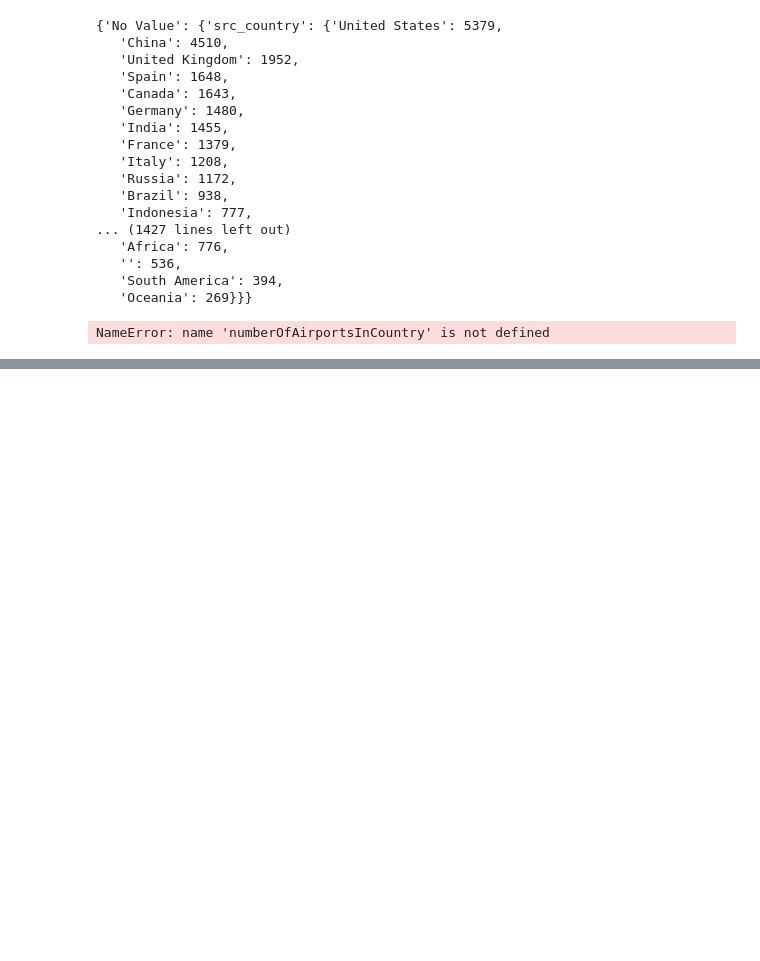
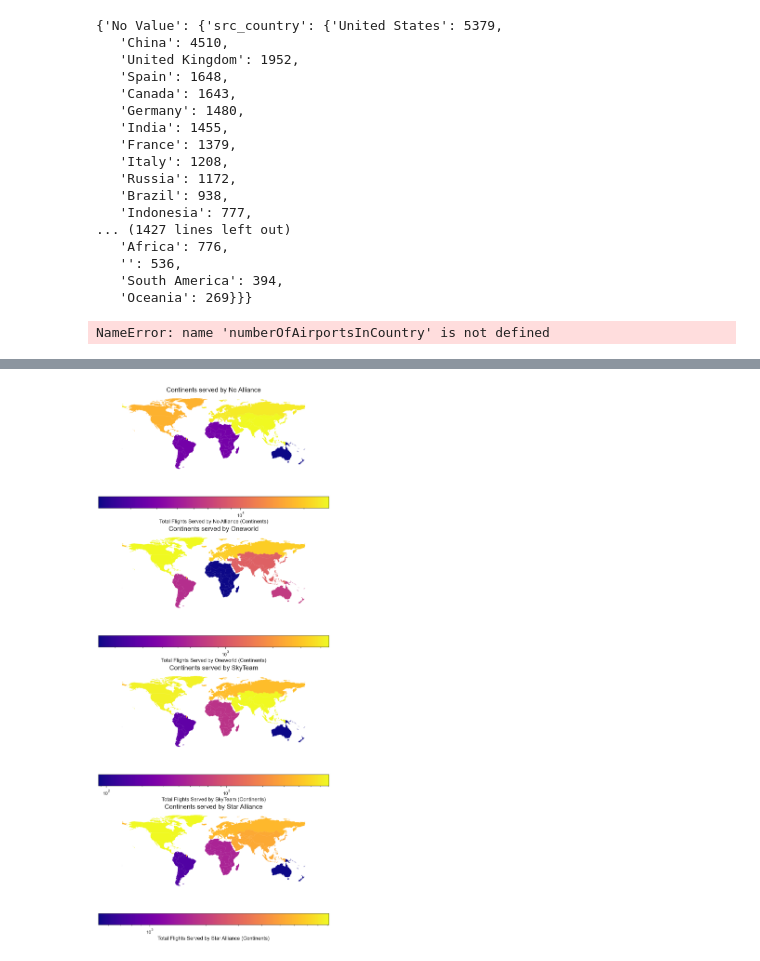
Before and after one commit to HAPPYSACKS/CPSC572Project, a Jupyter notebook: airroutenetwork.ipynb, the cells around one changed output, grey strips where cells are left out. Cells and saved outputs as stored; diff of their text form; code cells hidden in the pictures; blank space fills up the shorter version.

Commit message:
Added continent distribution

```diff
--- a/airroutenetwork.ipynb
+++ b/airroutenetwork.ipynb
@@ -714,0 +715,47 @@ fig.savefig('alliance_map.png')
+# %%
+world = gpd.read_file(gpd.datasets.get_path('naturalearth_lowres'))
+alliance_flight_geo_file_path = 'alliance_flight_distribution.json'  # Update with correct path
+with open(alliance_flight_geo_file_path, 'r') as file:
+    flights_alliance_summary = json.load(file)
+
+# Extract alliances and prepare the figure
+alliances = list(flights_alliance_summary.keys())
+n_alliances = len(alliances)
+
+# Prepare figures, one for each alliance
+fig, axes = plt.subplots(n_alliances, 1, figsize=(20, n_alliances * 6), constrained_layout=True)
+
+# Function to calculate total flights for each continent
+def calculate_total_flights_by_continent(alliance_data, column_prefix):
+    total_flights = {}
+    for continent, num_flights in alliance_data[column_prefix].items():
+        total_flights[continent] = num_flights
+    return total_flights
+
+# Plot a choropleth map for each alliance focusing on continents served
+for idx, (alliance, ax) in enumerate(zip(alliances, axes.flatten())):
+    total_flights_from = calculate_total_flights_by_continent(flights_alliance_summary[alliance], 'src_continent')
+    total_flights_to = calculate_total_flights_by_continent(flights_alliance_summary[alliance], 'dest_continent')
+    total_flights = {continent: total_flights_from.get(continent, 0) + total_flights_to.get(continent, 0)
+                     for continent in set(total_flights_from) | set(total_flights_to)}
+
+    # To map continents, we need a way to aggregate the 'world' geodataframe by continents
+    world['continent_total_flights'] = world['continent'].apply(lambda x: total_flights.get(x, 0))
+
+    # Normalization for the color scale
+    vmin, vmax = min(total_flights.values()), max(total_flights.values())
+
+    # Plot the world map for this alliance with focus on continents
+    world.plot(column='continent_total_flights', ax=ax, legend=True,
+               norm=LogNorm(vmin=vmin if vmin > 0 else 1, vmax=vmax), cmap='plasma',
+               legend_kwds={'label': f"Total Flights Served by {alliance} (Continents)",
+                            'shrink': 0.5,
+                            'orientation': "horizontal"})
+
+    ax.set_title(f"Continents served by {alliance}", fontdict={'fontsize': 20})
+    ax.set_axis_off()
+
+plt.show()
+fig.savefig('alliance_map_continent.png')
+# %% [output]
+[figure, added]
```
Also changed, not shown: parts of 1 cell of this notebook, 3 other files.
